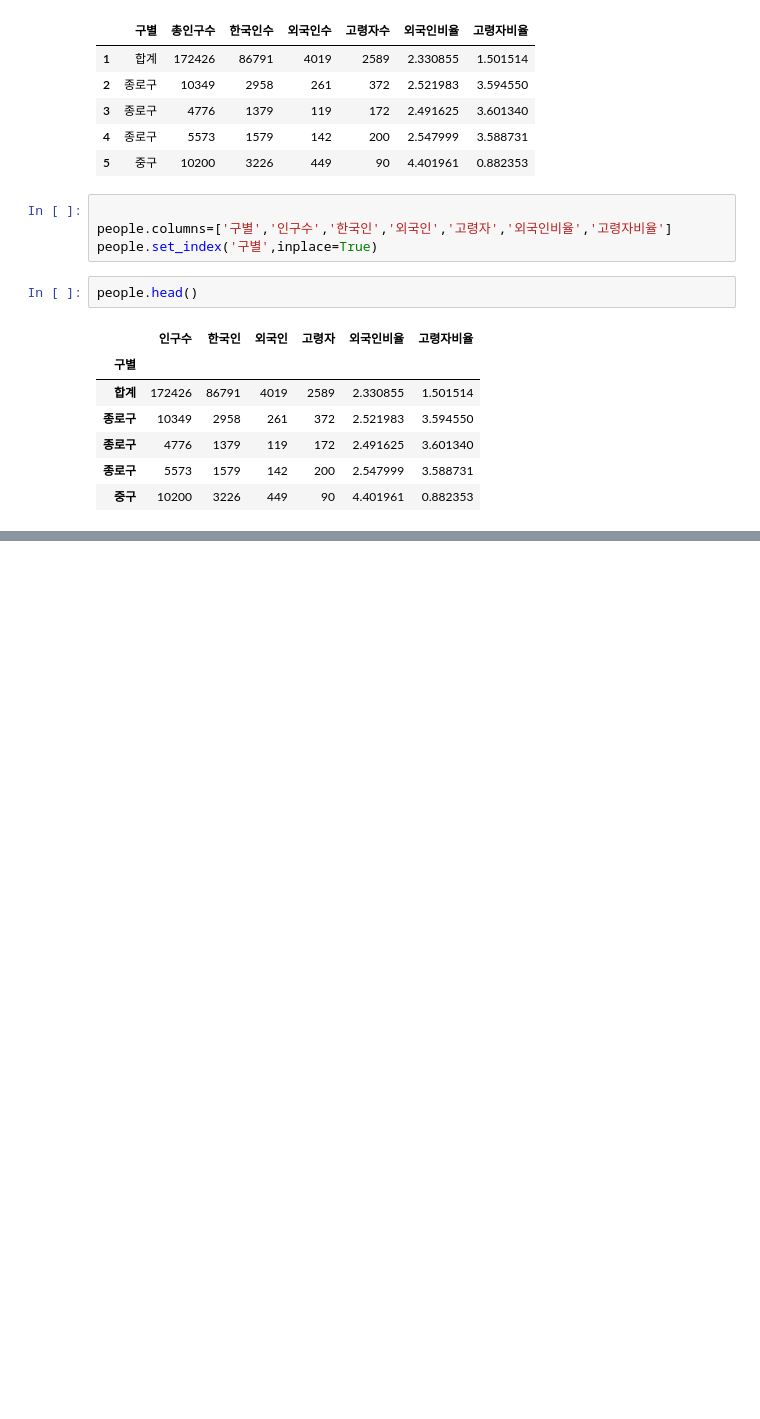
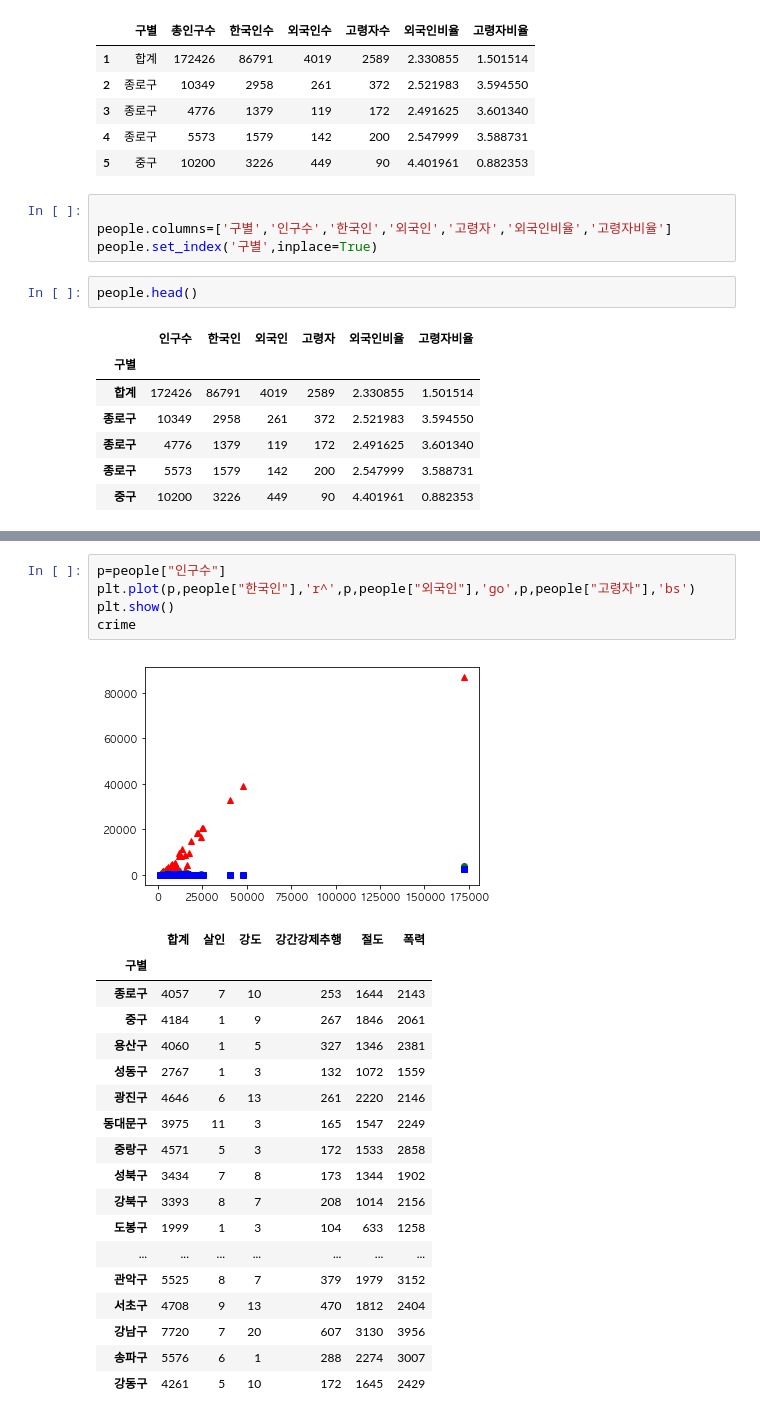
Before and after one commit to shypang/python_practice, a Jupyter notebook: souce/DataMerge.ipynb, the cells around one changed output, grey strips where cells are left out. Saved outputs shown, nothing was run; the diff lists cells and outputs as text; blank space fills up the shorter version.

```diff
--- a/souce/DataMerge.ipynb
+++ b/souce/DataMerge.ipynb
@@ -511,0 +575,25 @@ FileNotFoundError: File b'../data/price_nongsan.csv' does not exist
+# %%
+p=people["인구수"]
+plt.plot(p,people["한국인"],'r^',p,people["외국인"],'go',p,people["고령자"],'bs')
+plt.show()
+crime
+# %% [output]
+[figure, added]
+|  | 합계 | 살인 | 강도 | 강간강제추행 | 절도 | 폭력 |
+| 구별 |  |  |  |  |  |  |
+| 종로구 | 4057 | 7 | 10 | 253 | 1644 | 2143 |
+| 중구 | 4184 | 1 | 9 | 267 | 1846 | 2061 |
+| 용산구 | 4060 | 1 | 5 | 327 | 1346 | 2381 |
+| 성동구 | 2767 | 1 | 3 | 132 | 1072 | 1559 |
+| 광진구 | 4646 | 6 | 13 | 261 | 2220 | 2146 |
+| 동대문구 | 3975 | 11 | 3 | 165 | 1547 | 2249 |
+| 중랑구 | 4571 | 5 | 3 | 172 | 1533 | 2858 |
+| 성북구 | 3434 | 7 | 8 | 173 | 1344 | 1902 |
+| 강북구 | 3393 | 8 | 7 | 208 | 1014 | 2156 |
+| 도봉구 | 1999 | 1 | 3 | 104 | 633 | 1258 |
+| ... | ... | ... | ... | ... | ... | ... |
+| 관악구 | 5525 | 8 | 7 | 379 | 1979 | 3152 |
+| 서초구 | 4708 | 9 | 13 | 470 | 1812 | 2404 |
+| 강남구 | 7720 | 7 | 20 | 607 | 3130 | 3956 |
+| 송파구 | 5576 | 6 | 1 | 288 | 2274 | 3007 |
+| 강동구 | 4261 | 5 | 10 | 172 | 1645 | 2429 |
```
Also changed, not shown: parts of 5 cells of this notebook.
